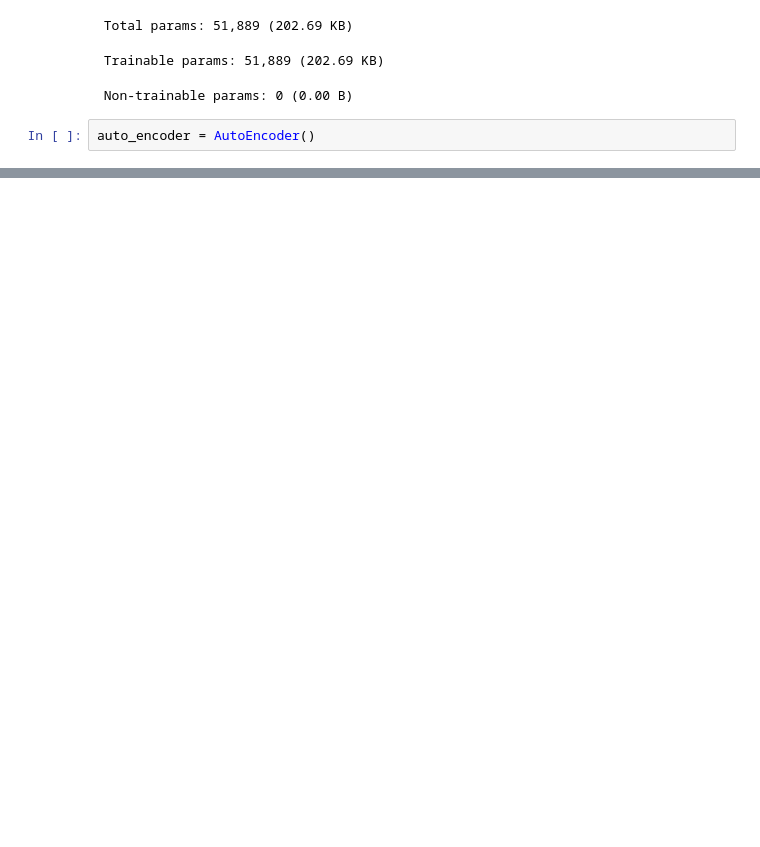
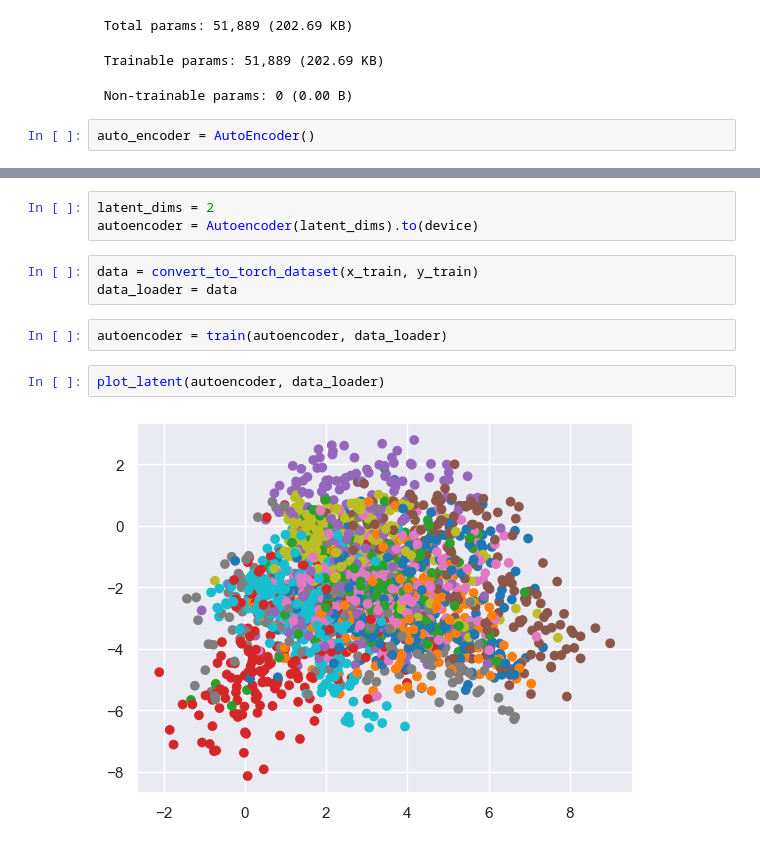
Before and after one commit to jExbrayat/recognize-handwritten-letters, a Jupyter notebook: notebooks/latent-space.ipynb, the cells around one changed output, grey strips where cells are left out. Cells and saved outputs as stored; diff of their text form; blank space fills up the shorter version.

```diff
--- a/notebooks/latent-space.ipynb
+++ b/notebooks/latent-space.ipynb
@@ -114,0 +121,12 @@ auto_encoder.visualize(x_test)
+# %%
+latent_dims = 2
+autoencoder = Autoencoder(latent_dims).to(device)
+# %%
+data = convert_to_torch_dataset(x_train, y_train)
+data_loader = data
+# %%
+autoencoder = train(autoencoder, data_loader)
+# %%
+plot_latent(autoencoder, data_loader)
+# %% [output]
+[figure, added]
```
Also changed, not shown: parts of 14 cells of this notebook, 2 other files.
